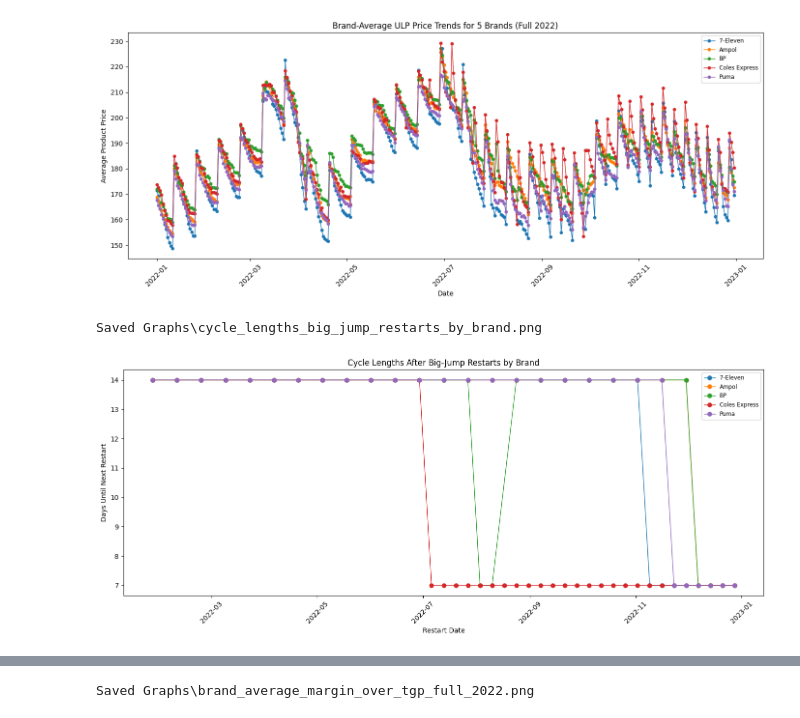
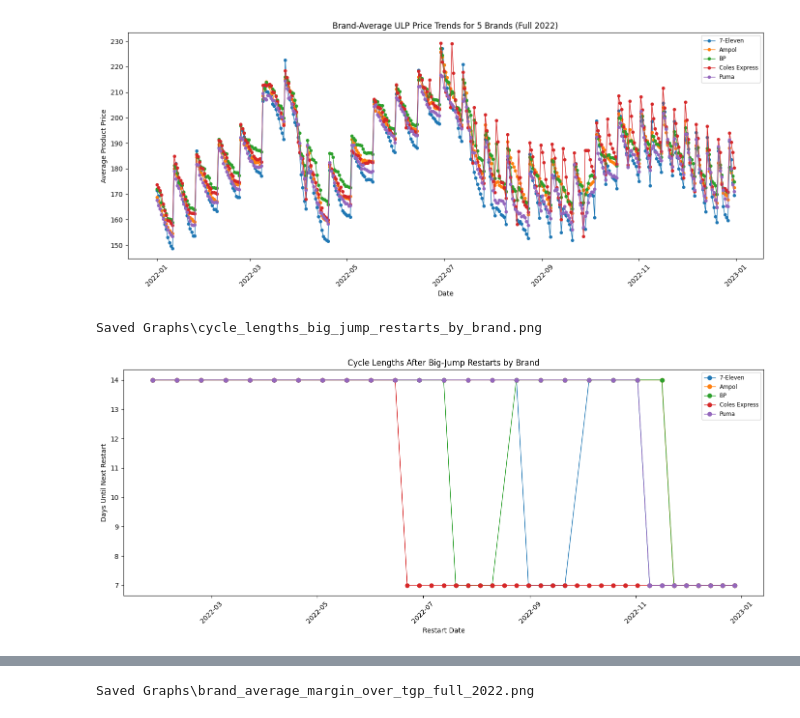
Before and after one commit to RBW021121/MRES_Dissertation, a Jupyter notebook: Code/MRES_WA.ipynb, the cells around one changed output, grey strips where cells are left out. Drawn from its saved outputs; the diff is of its cells as text; code cells hidden in the pictures.

```diff
--- a/Code/MRES_WA.ipynb
+++ b/Code/MRES_WA.ipynb
@@ -186,35 +183,35 @@ cycle_brand_trends = year_brand_trends.copy()
 cycle_records = []
 for brand in cycle_brand_trends.columns:
     changes = cycle_brand_trends[brand].diff()
-    restarts = changes[changes > 10].index
+    restarts = changes[changes > 8].index
     if len(restarts) == 0:
         continue
     lengths = restarts.to_series().diff().dt.days
     cycle_records.append(
         pd.DataFrame({
             'Brand': brand,
             'RestartDate': restarts,
             'CycleLengthDays': lengths.values,
             'PriceJump': changes[restarts].values
         })
     )
 
 cycle_df = pd.concat(cycle_records, ignore_index=True) if cycle_records else pd.DataFrame(columns=['Brand', 'RestartDate', 'CycleLengthDays', 'PriceJump'])
 cycle_df_sorted = cycle_df.sort_values(['Brand', 'RestartDate'])
 
 # Plot how cycle lengths vary across the year
 plt.figure(figsize=(14, 6))
 for brand, brand_df in cycle_df_sorted.groupby('Brand'):
     plt.plot(brand_df['RestartDate'], brand_df['CycleLengthDays'], marker='o', linewidth=1, label=brand)
 
 plt.title('Cycle Lengths After Big-Jump Restarts by Brand')
 plt.xlabel('Restart Date')
 plt.ylabel('Days Until Next Restart')
 plt.xticks(rotation=45)
 plt.legend(loc='best', fontsize='small')
 plt.tight_layout()
 save_fig('cycle_lengths_big_jump_restarts_by_brand.png')
 plt.show()
 # %% [output]
 Saved Graphs\cycle_lengths_big_jump_restarts_by_brand.png
-[figure, old version]
+[figure, new version]
```
Also changed, not shown: parts of 9 cells of this notebook, 21 other files.
